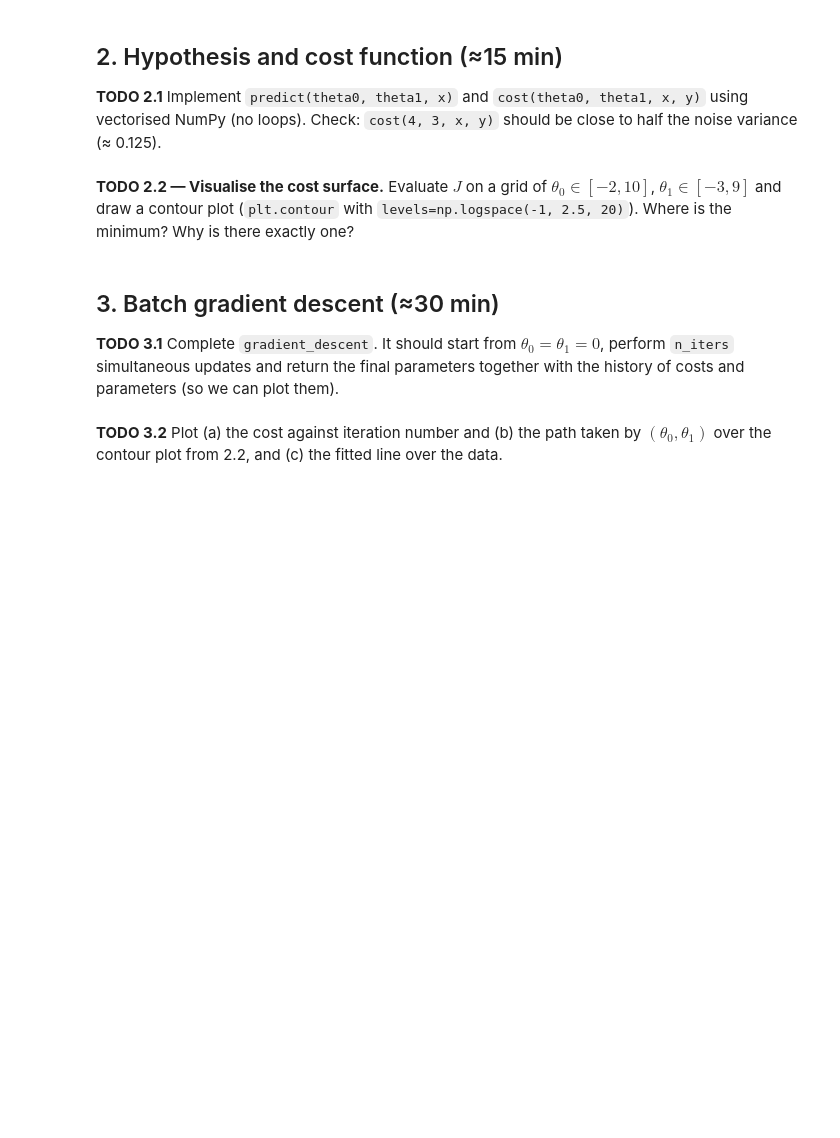
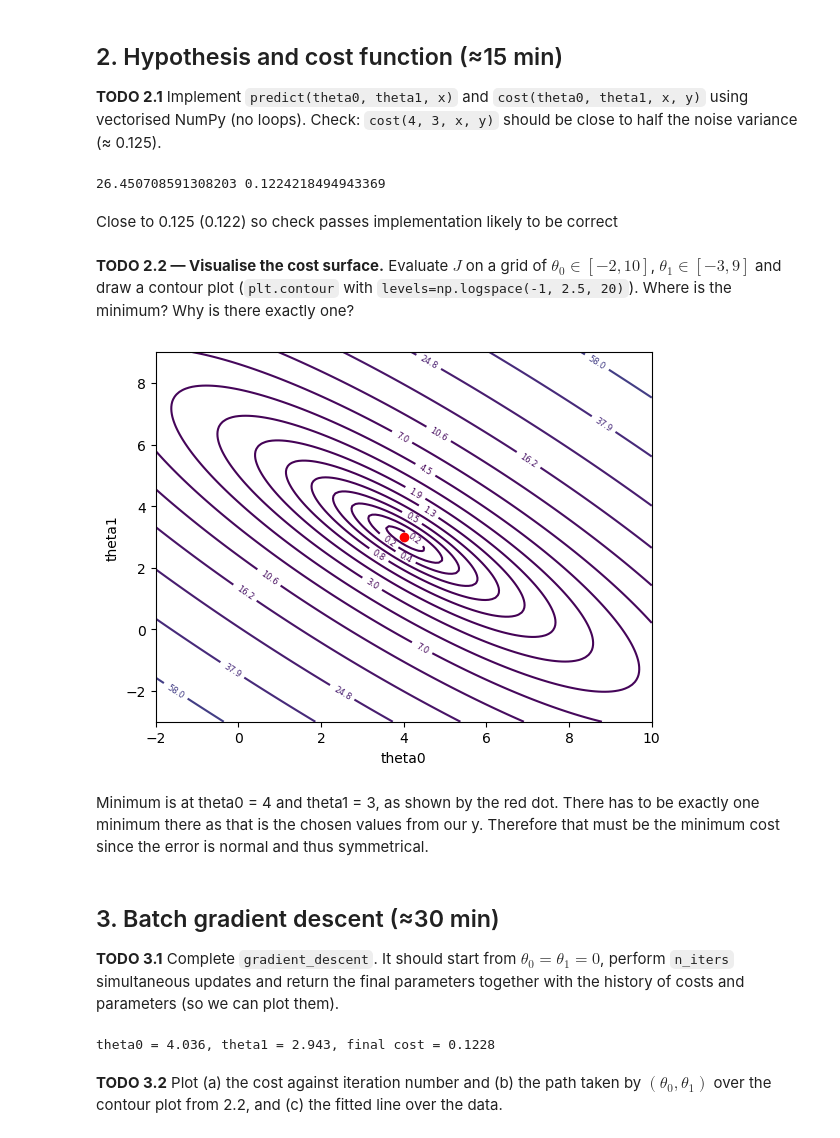
Before and after one commit to AxelTettenbornDurham/AI_lab_coursework, a Jupyter notebook: P3_linear_regression.ipynb, the cells around one changed output. Drawn from its saved outputs; the diff is of its cells as text; code cells hidden in the pictures; blank space fills up the shorter version.

```diff
--- a/P3_linear_regression.ipynb
+++ b/P3_linear_regression.ipynb
@@ -36,14 +38,18 @@ plt.scatter(x, y, s=12); plt.xlabel("x"); plt.ylabel("y"); plt.title("synthetic
 vectorised NumPy (no loops). Check: `cost(4, 3, x, y)` should be close to half the noise variance (≈ 0.125).
 # %%
 def predict(theta0, theta1, x):
-    # YOUR CODE HERE
-    raise NotImplementedError
+    return theta0 + theta1*np.array(x)
 
 def cost(theta0, theta1, x, y):
-    # YOUR CODE HERE
-    raise NotImplementedError
+    m = len(y)
+    return 1/(2*m) * np.sum((predict(theta0, theta1, x) - y)**2)
+
 
 print(cost(0, 0, x, y), cost(4, 3, x, y))
+# %% [output]
+26.450708591308203 0.1224218494943369
+# %% [markdown]
+Close to 0.125 (0.122) so check passes implementation likely to be correct
 # %% [markdown]
 **TODO 2.2 — Visualise the cost surface.** Evaluate $J$ on a grid of
 $\theta_0 \in [-2, 10]$, $\theta_1 \in [-3, 9]$ and draw a contour plot
@@ -51,7 +57,21 @@ $\theta_0 \in [-2, 10]$, $\theta_1 \in [-3, 9]$ and draw a contour plot
 Why is there exactly one?
 # %%
 t0_grid, t1_grid = np.meshgrid(np.linspace(-2, 10, 150), np.linspace(-3, 9, 150))
-# YOUR CODE HERE
+
+# Evaluate J on the created meshgrid
+grid_cost = np.vectorize(lambda theta0, theta1: cost(theta0, theta1, x, y))
+J = grid_cost(t0_grid, t1_grid)
+
+contourPlot = plt.contour(t0_grid, t1_grid, J, levels=np.logspace(-1, 2.5, 20))
+plt.xlabel("theta0")
+plt.ylabel("theta1")
+plt.plot(4,3,"ro")
+plt.clabel(contourPlot, fontsize=6)
+plt.show()
+# %% [output]
+[figure, added]
+# %% [markdown]
+Minimum is at theta0 = 4 and theta1 = 3, as shown by the red dot. There has to be exactly one minimum there as that is the chosen values from our y. Therefore that must be the minimum cost since the error is normal and thus symmetrical.
 # %% [markdown]
 ## 3. Batch gradient descent (≈30 min)
 **TODO 3.1** Complete `gradient_descent`. It should start from $\theta_0 = \theta_1 = 0$,
@@ -62,13 +82,18 @@ def gradient_descent(x, y, alpha=0.1, n_iters=1000):
     theta0, theta1 = 0.0, 0.0
     cost_history, theta_history = [], []
     for _ in range(n_iters):
-        # YOUR CODE HERE
+        newtheta0 = theta0 - ((alpha/len(y)) * (np.sum(predict(theta0, theta1, x) - y)))
+        newtheta1 = theta1 - ((alpha/len(y)) * (np.sum((predict(theta0, theta1, x) - y)*x)))
+        theta0, theta1 = newtheta0, newtheta1
+
         cost_history.append(cost(theta0, theta1, x, y))
         theta_history.append((theta0, theta1))
     return theta0, theta1, np.array(cost_history), np.array(theta_history)
 
 theta0, theta1, J_hist, th_hist = gradient_descent(x, y, alpha=0.1, n_iters=1000)
 print(f"theta0 = {theta0:.3f}, theta1 = {theta1:.3f}, final cost = {J_hist[-1]:.4f}")
+# %% [output]
+theta0 = 4.036, theta1 = 2.943, final cost = 0.1228
 # %% [markdown]
 **TODO 3.2** Plot (a) the cost against iteration number and (b) the path taken by
 $(\theta_0, \theta_1)$ over the contour plot from 2.2, and (c) the fitted line over the data.
```
Also changed, not shown: parts of 9 cells of this notebook, 1 other file.
